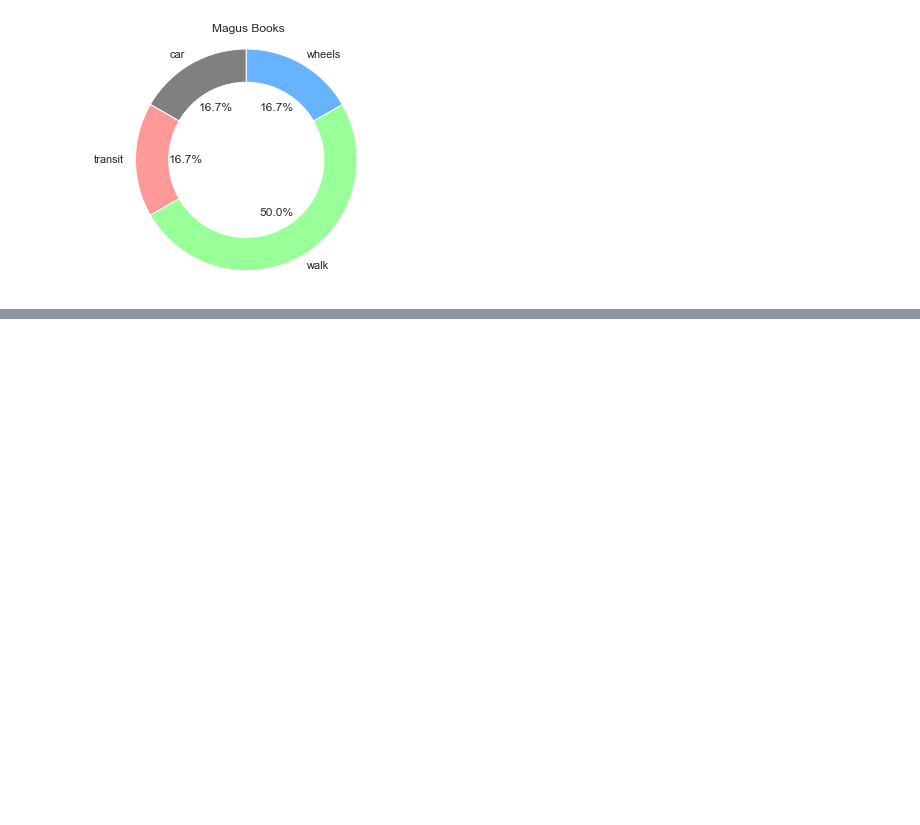
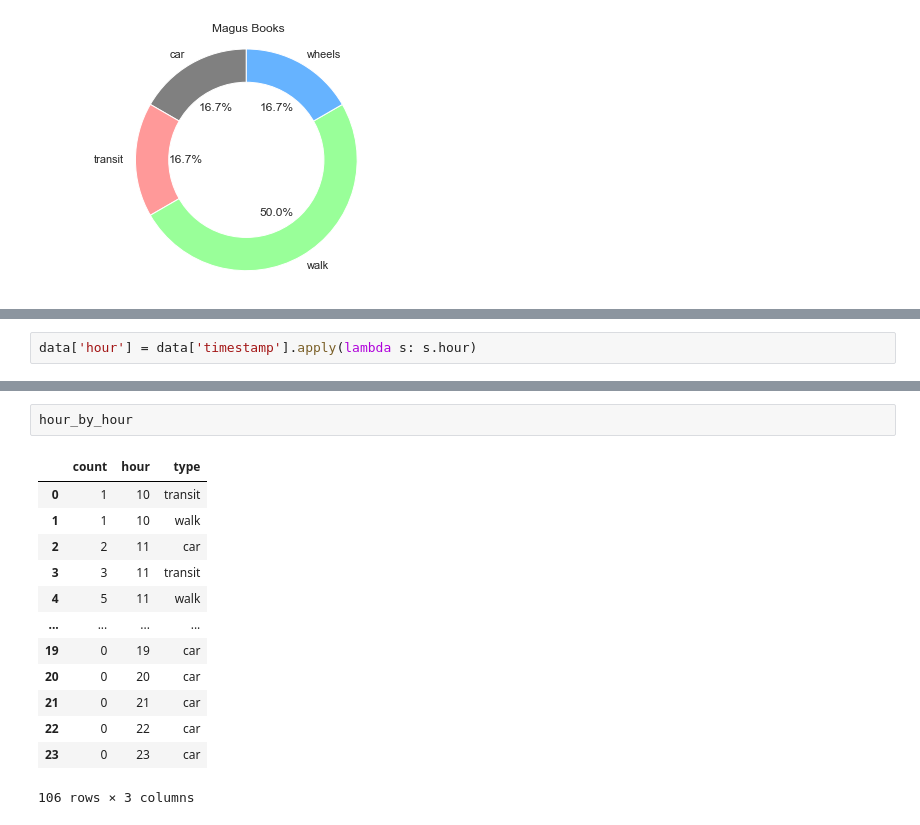
Before and after one commit to modesurvey/dataviz, a Jupyter notebook: pull_from_firebase.ipynb, the cells around one changed output, grey strips where cells are left out. Saved outputs shown, nothing was run; the diff lists cells and outputs as text; blank space fills up the shorter version.

```diff
--- a/pull_from_firebase.ipynb
+++ b/pull_from_firebase.ipynb
@@ -165,0 +176,2 @@ for u in grouped_data['unit'].unique():
+# %%
+data['hour'] = data['timestamp'].apply(lambda s: s.hour)
@@ -165,0 +291,16 @@ for u in grouped_data['unit'].unique():
+# %%
+hour_by_hour
+# %% [output]
+|  | count | hour | type |
+| 0 | 1 | 10 | transit |
+| 1 | 1 | 10 | walk |
+| 2 | 2 | 11 | car |
+| 3 | 3 | 11 | transit |
+| 4 | 5 | 11 | walk |
+| ... | ... | ... | ... |
+| 19 | 0 | 19 | car |
+| 20 | 0 | 20 | car |
+| 21 | 0 | 21 | car |
+| 22 | 0 | 22 | car |
+| 23 | 0 | 23 | car |
+106 rows × 3 columns
```
Also changed, not shown: parts of 19 cells of this notebook, 3 other files.
